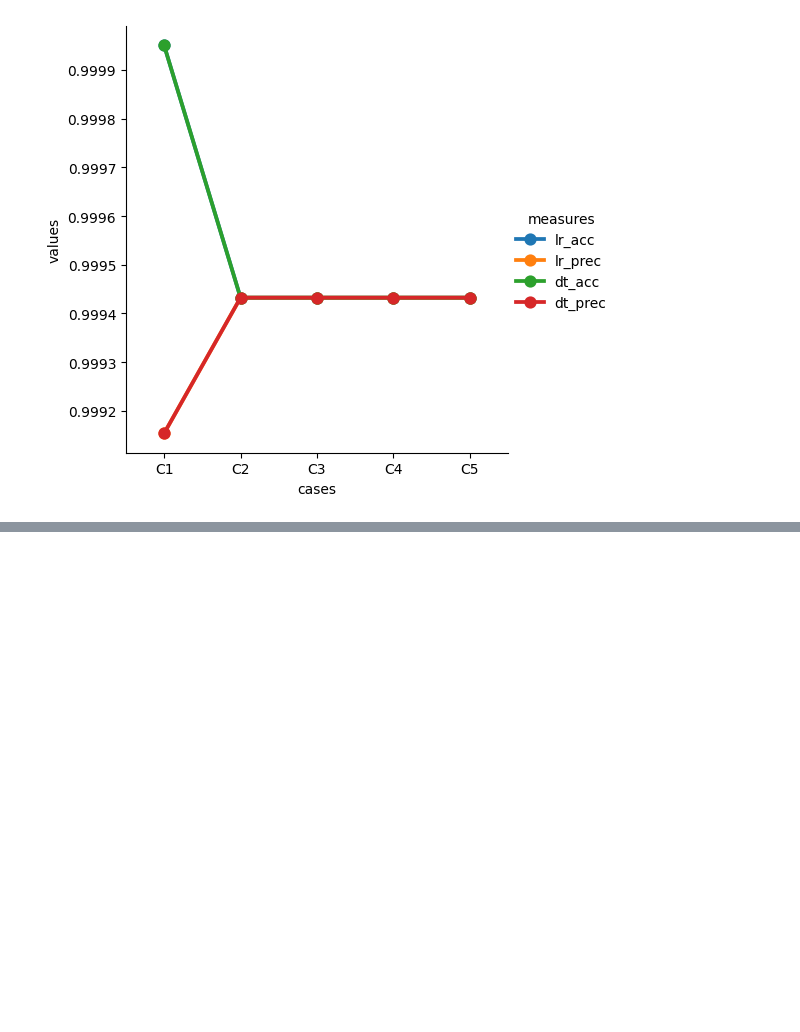
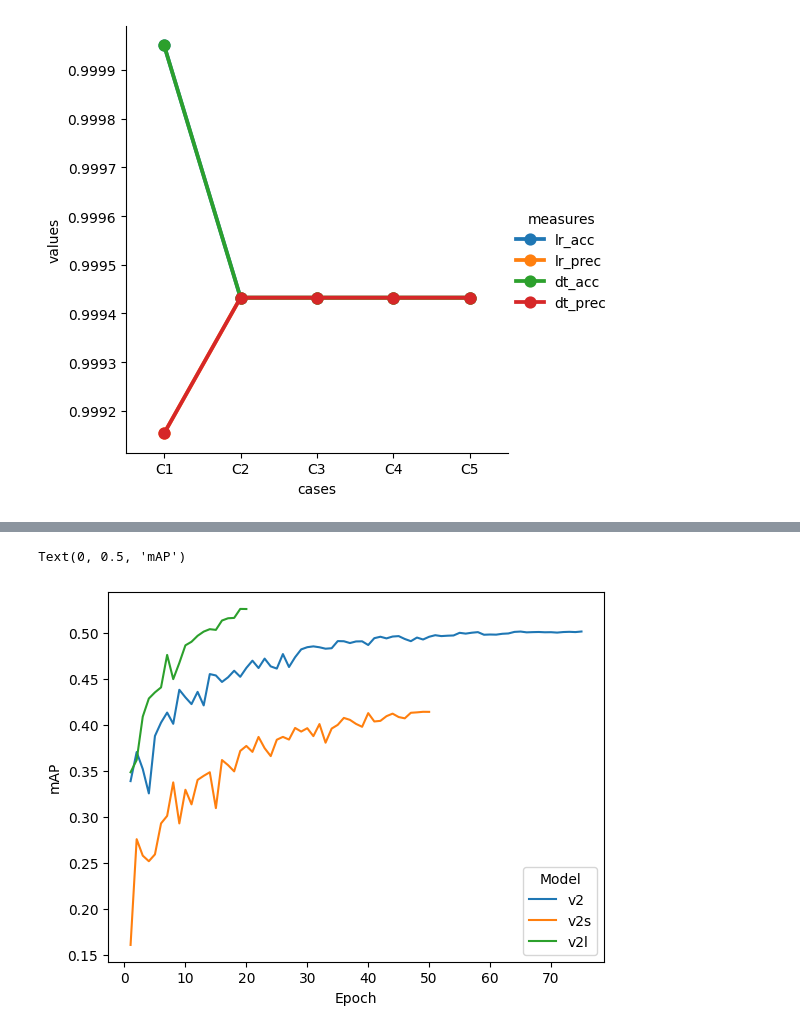
Before and after one commit to georgiani/TrafficStats, a Jupyter notebook: generator_model/test_visualization.ipynb, the cells around one changed output, grey strips where cells are left out. Cells and saved outputs as stored; diff of their text form; code cells hidden in the pictures; blank space fills up the shorter version.

```diff
--- a/generator_model/test_visualization.ipynb
+++ b/generator_model/test_visualization.ipynb
@@ -189,0 +251,3 @@ plot_ffnn(ffnn6)
+# %%
+map_melted = pd.melt(map, id_vars="step", value_vars=["v2", "v2s", "v2l"], value_name="map", var_name="Model")
+map_melted
@@ -189,0 +268,7 @@ plot_ffnn(ffnn6)
+# %%
+sns.lineplot(map_melted, x="step", y="map", hue="Model")
+plt.xlabel("Epoch")
+plt.ylabel("mAP")
+# %% [output]
+Text(0, 0.5, 'mAP')
+[figure, added]
```
Also changed, not shown: parts of 12 cells of this notebook, 8 other files.
